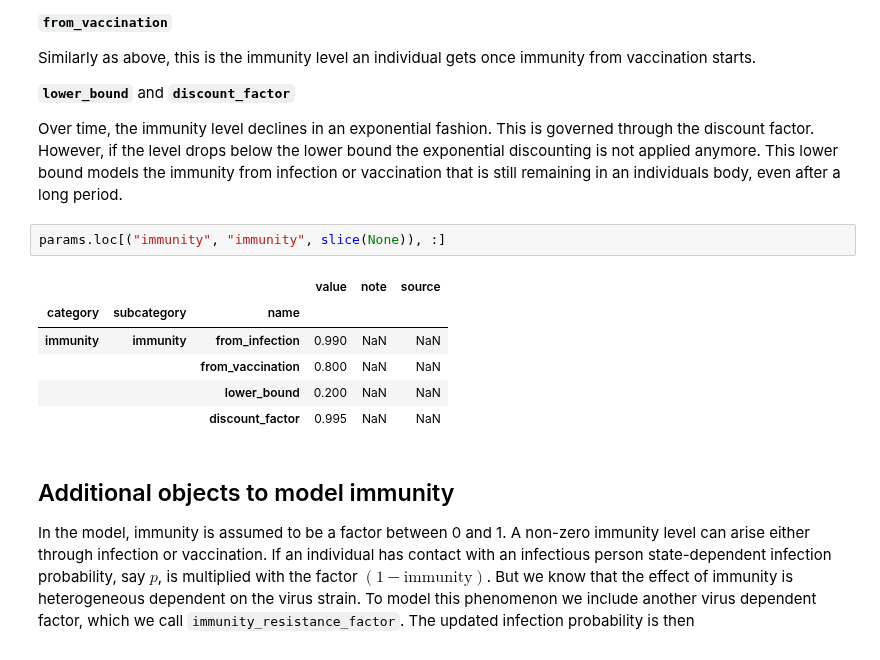
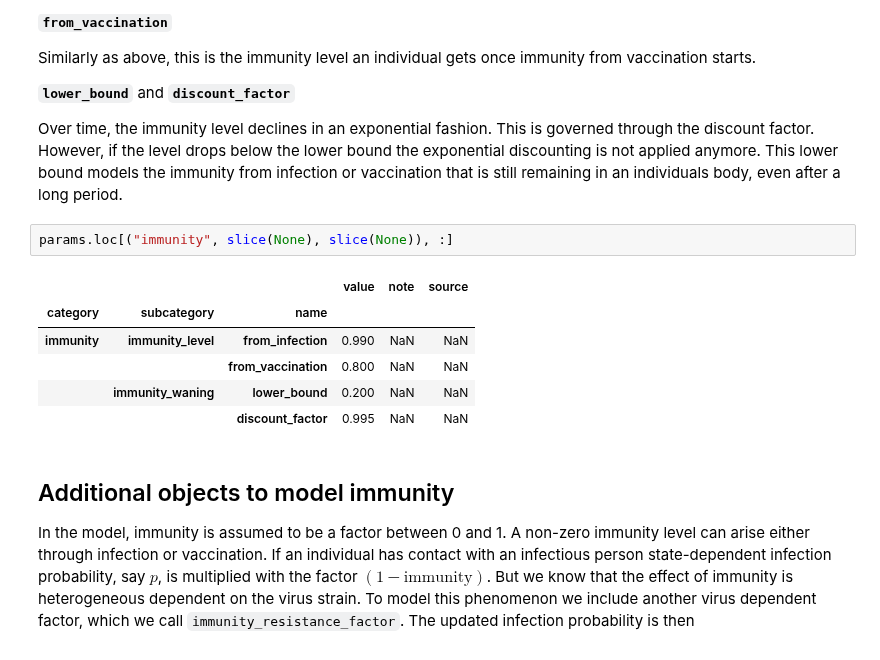
Before and after one commit to covid-19-impact-lab/sid, a Jupyter notebook: docs/source/tutorials/how_to_model_immunity.ipynb, the cells around one changed output. Cells and saved outputs as stored; diff of their text form.

```diff
--- a/docs/source/tutorials/how_to_model_immunity.ipynb
+++ b/docs/source/tutorials/how_to_model_immunity.ipynb
@@ -135,13 +135,13 @@ Similarly as above, this is the immunity level an individual gets once immunity
 
 Over time, the immunity level declines in an exponential fashion. This is governed through the discount factor. However, if the level drops below the lower bound the exponential discounting is not applied anymore. This lower bound models the immunity from infection or vaccination that is still remaining in an individuals body, even after a long period.
 # %%
-params.loc[("immunity", "immunity", slice(None)), :]
+params.loc[("immunity", slice(None), slice(None)), :]
 # %% [output]
 |  |  |  | value | note | source |
 | category | subcategory | name |  |  |  |
-| immunity | immunity | from_infection | 0.990 | NaN | NaN |
+| immunity | immunity_level | from_infection | 0.990 | NaN | NaN |
 |  |  | from_vaccination | 0.800 | NaN | NaN |
-|  |  | lower_bound | 0.200 | NaN | NaN |
+|  | immunity_waning | lower_bound | 0.200 | NaN | NaN |
 |  |  | discount_factor | 0.995 | NaN | NaN |
 # %% [markdown]
 ## Additional objects to model immunity
```
